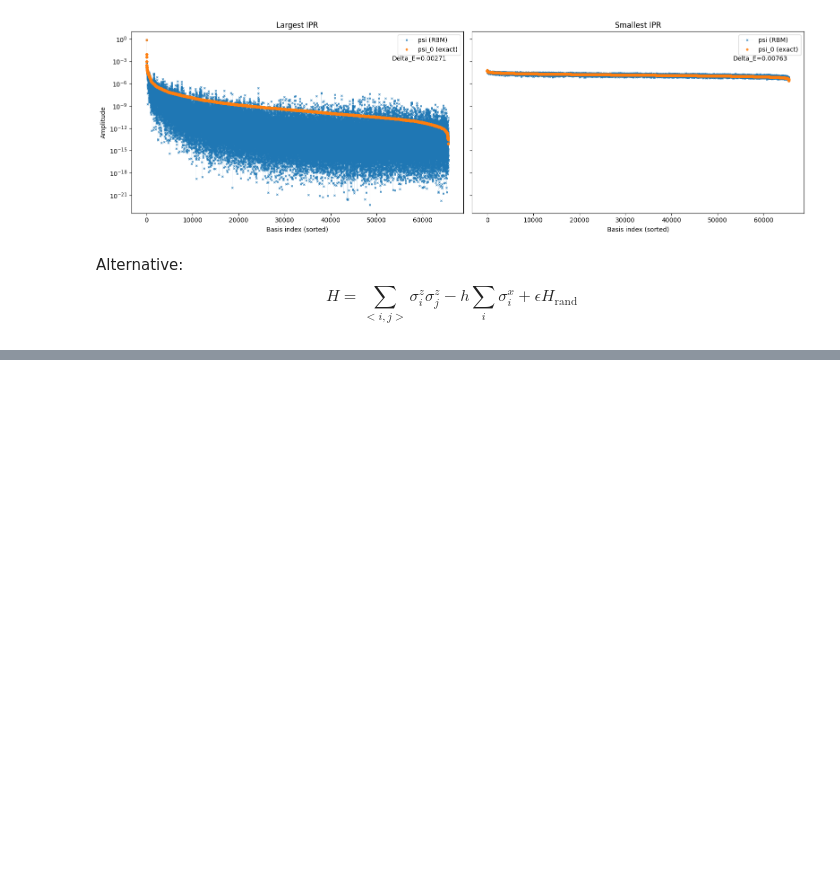
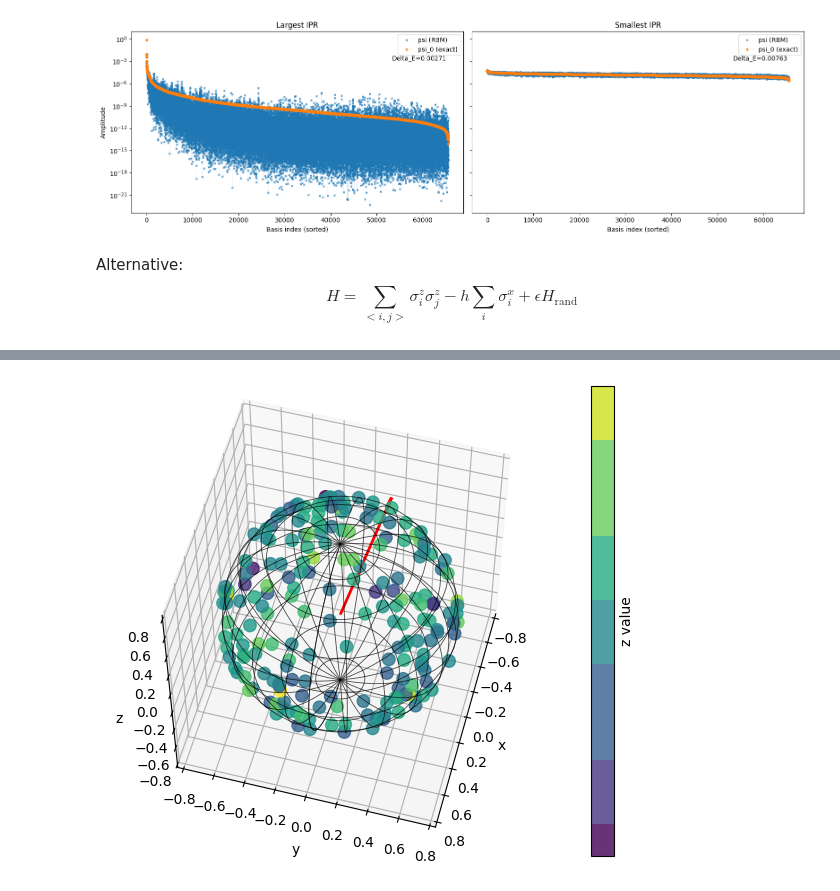
Before and after one commit to NilsNiggemann/DataMiningRBMs, a Jupyter notebook: Netket/analysis.ipynb, the cells around one changed output, grey strips where cells are left out. Saved outputs shown, nothing was run; the diff lists cells and outputs as text; code cells hidden in the pictures; blank space fills up the shorter version.

Commit message:
rotation tests

```diff
--- a/Netket/analysis.ipynb
+++ b/Netket/analysis.ipynb
@@ -263,0 +434,72 @@ df_eval.head()
+# %%
+df_rot_filter = df_rot[df_rot["idx"] == 50]
+df_rot_filter = filter_dataframe_by_range(df_rot_filter, 'infidelity', *infidelityrange)
+
+import numpy as np
+import matplotlib.pyplot as plt
+# plt.switch_backend('qt5agg')
+from mpl_toolkits.mplot3d import Axes3D  # required in some environments
+
+# example points: list-of-lists or numpy array
+points = df_rot_filter.hs.values
+
+# unpack columns
+x = [p[0] for p in points]
+y = [p[1] for p in points]
+z = [p[2] for p in points]
+
+
+fig = plt.figure(figsize=(6,5))
+ax = fig.add_subplot(111, projection='3d')
+# draw a sphere (scaled to cover the points) as a wireframe + faint surface
+X_arr = np.array(x)
+Y_arr = np.array(y)
+Z_arr = np.array(z)
+r_pts = np.max(np.sqrt(X_arr**2 + Y_arr**2 + Z_arr**2))
+if r_pts == 0:
+    r_pts = 1.0
+
+u = np.linspace(0, 2 * np.pi, 60)
+v = np.linspace(0, np.pi, 30)
+U, V = np.meshgrid(u, v)
+Xs = r_pts * np.cos(U) * np.sin(V)
+Ys = r_pts * np.sin(U) * np.sin(V)
+Zs = r_pts * np.cos(V)
+
+# wireframe + faint surface
+ax.plot_wireframe(Xs, Ys, Zs, color="black", linewidth=0.6, rstride=3, cstride=3, alpha=0.7)
+# ax.plot_surface(Xs, Ys, Zs, color="lightgray", alpha=0.12, linewidth=0, antialiased=True)
+
+major_direction = sum([points[i]*np.array(df_rot_filter.infidelity)[i] for i in range(len(df_rot_filter))])
+major_direction = -major_direction / np.linalg.norm(major_direction) * (r_pts*1.2)
+# plot major direction
+ax.quiver(0, 0, 0, major_direction[0], major_direction[1], major_direction[2], color='red', linewidth=2, arrow_length_ratio=0.1, label='Infidelity-weighted direction')
+# keep aspect ratio equal
+try:
+    ax.set_box_aspect([1, 1, 1])
+except Exception:
+    pass
+# sc = ax.scatter(x, y, z, c=df_rot_filter.infidelity, cmap='viridis', s=80, alpha=0.8)
+
+J_means = [J_0+J_1 for (J_0, J_1) in zip(df_rot_filter.Jij_0.values, df_rot_filter.Jij_1.values)]
+# infidelity_ansatz = [J[2,2] for J in df_rot_filter.Jij_0.values]
+# infidelity_ansatz = [J_0[2,2]+J_1[2,2] for (J_0, J_1) in zip(df_rot_filter.Jij_0.values, df_rot_filter.Jij_1.values)]
+infidelity_ansatz = [(h@J_0@h) for (J_0, h) in zip(J_means, df_rot_filter.hs.values)]
+sc = ax.scatter(x, y, z, c=infidelity_ansatz, cmap='viridis', s=80, alpha=0.8)
+# set static view angles (change values as desired)
+azim = 15  # azimuth angle in degrees
+elev = 55  # elevation angle in degrees
+ax.view_init(elev=elev, azim=azim)
+
+# optional: animate rotation (uncomment to run)
+# for az in range(0, 360, 4):
+#     el = 25 * np.sin(np.deg2rad(az / 2))  # varying elevation if desired
+#     ax.view_init(elev=el, azim=az)
+#     plt.draw()
+#     plt.pause(0.01)
+ax.set_xlabel('x'); ax.set_ylabel('y'); ax.set_zlabel('z')
+plt.colorbar(sc, label='z value')
+plt.tight_layout()
+plt.show()
+# %% [output]
+[figure, added]
```
Also changed, not shown: parts of 18 cells of this notebook, 5 other files.
